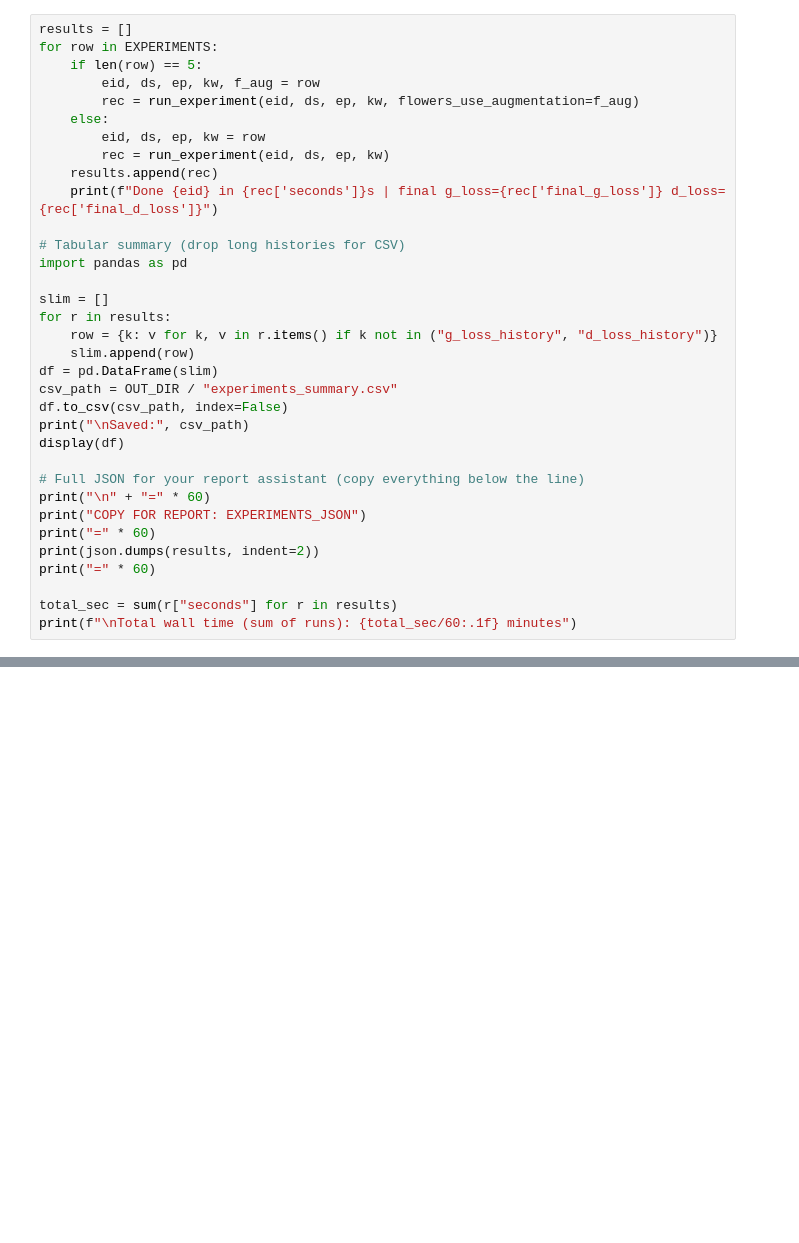
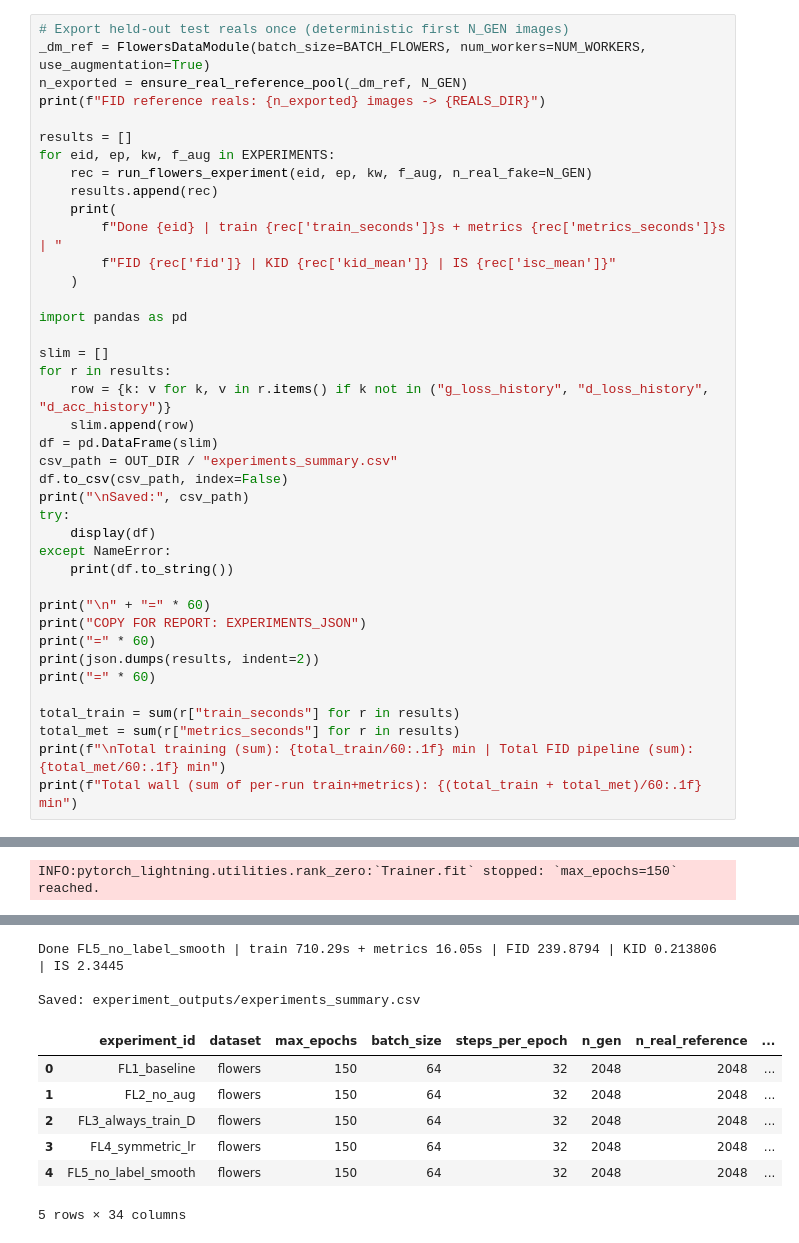
Before and after one commit to TheBoyRoy05/NeuralNector, a Jupyter notebook: models/GAN/GAN_experiments.ipynb, the cells around one changed output, grey strips where cells are left out. Saved outputs shown, nothing was run; the diff lists cells and outputs as text; blank space fills up the shorter version.

Commit message:
Better experiments

```diff
--- a/models/GAN/GAN_experiments.ipynb
+++ b/models/GAN/GAN_experiments.ipynb
@@ -468,34 +513,41 @@ EXPERIMENTS = [
 # %%
+# Export held-out test reals once (deterministic first N_GEN images)
+_dm_ref = FlowersDataModule(batch_size=BATCH_FLOWERS, num_workers=NUM_WORKERS, use_augmentation=True)
+n_exported = ensure_real_reference_pool(_dm_ref, N_GEN)
+print(f"FID reference reals: {n_exported} images -> {REALS_DIR}")
+
 results = []
-for row in EXPERIMENTS:
-    if len(row) == 5:
-        eid, ds, ep, kw, f_aug = row
-        rec = run_experiment(eid, ds, ep, kw, flowers_use_augmentation=f_aug)
-    else:
-        eid, ds, ep, kw = row
-        rec = run_experiment(eid, ds, ep, kw)
+for eid, ep, kw, f_aug in EXPERIMENTS:
+    rec = run_flowers_experiment(eid, ep, kw, f_aug, n_real_fake=N_GEN)
     results.append(rec)
-    print(f"Done {eid} in {rec['seconds']}s | final g_loss={rec['final_g_loss']} d_loss={rec['final_d_loss']}")
+    print(
+        f"Done {eid} | train {rec['train_seconds']}s + metrics {rec['metrics_seconds']}s | "
+        f"FID {rec['fid']} | KID {rec['kid_mean']} | IS {rec['isc_mean']}"
+    )
 
-# Tabular summary (drop long histories for CSV)
 import pandas as pd
 
 slim = []
 for r in results:
-    row = {k: v for k, v in r.items() if k not in ("g_loss_history", "d_loss_history")}
+    row = {k: v for k, v in r.items() if k not in ("g_loss_history", "d_loss_history", "d_acc_history")}
     slim.append(row)
 df = pd.DataFrame(slim)
 csv_path = OUT_DIR / "experiments_summary.csv"
 df.to_csv(csv_path, index=False)
 print("\nSaved:", csv_path)
-display(df)
+try:
+    display(df)
+except NameError:
+    print(df.to_string())
 
-# Full JSON for your report assistant (copy everything below the line)
 print("\n" + "=" * 60)
 print("COPY FOR REPORT: EXPERIMENTS_JSON")
 print("=" * 60)
 print(json.dumps(results, indent=2))
 print("=" * 60)
 
-total_sec = sum(r["seconds"] for r in results)
-print(f"\nTotal wall time (sum of runs): {total_sec/60:.1f} minutes")
+total_train = sum(r["train_seconds"] for r in results)
+total_met = sum(r["metrics_seconds"] for r in results)
+print(f"\nTotal training (sum): {total_train/60:.1f} min | Total FID pipeline (sum): {total_met/60:.1f} min")
+print(f"Total wall (sum of per-run train+metrics): {(total_train + total_met)/60:.1f} min")
+# %% [output]
@@ -501,0 +556 @@ print(f"\nTotal wall time (sum of runs): {total_sec/60:.1f} minutes")
+INFO:pytorch_lightning.utilities.rank_zero:`Trainer.fit` stopped: `max_epochs=150` reached.
@@ -501,0 +558,10 @@ print(f"\nTotal wall time (sum of runs): {total_sec/60:.1f} minutes")
+Done FL5_no_label_smooth | train 710.29s + metrics 16.05s | FID 239.8794 | KID 0.213806 | IS 2.3445
+
+Saved: experiment_outputs/experiments_summary.csv
+|  | experiment_id | dataset | max_epochs | batch_size | steps_per_epoch | n_gen | n_real_reference | ... |
+| 0 | FL1_baseline | flowers | 150 | 64 | 32 | 2048 | 2048 | ... |
+| 1 | FL2_no_aug | flowers | 150 | 64 | 32 | 2048 | 2048 | ... |
+| 2 | FL3_always_train_D | flowers | 150 | 64 | 32 | 2048 | 2048 | ... |
+| 3 | FL4_symmetric_lr | flowers | 150 | 64 | 32 | 2048 | 2048 | ... |
+| 4 | FL5_no_label_smooth | flowers | 150 | 64 | 32 | 2048 | 2048 | ... |
+5 rows × 34 columns
```
Also changed, not shown: parts of 12 cells of this notebook, 3 other files.
